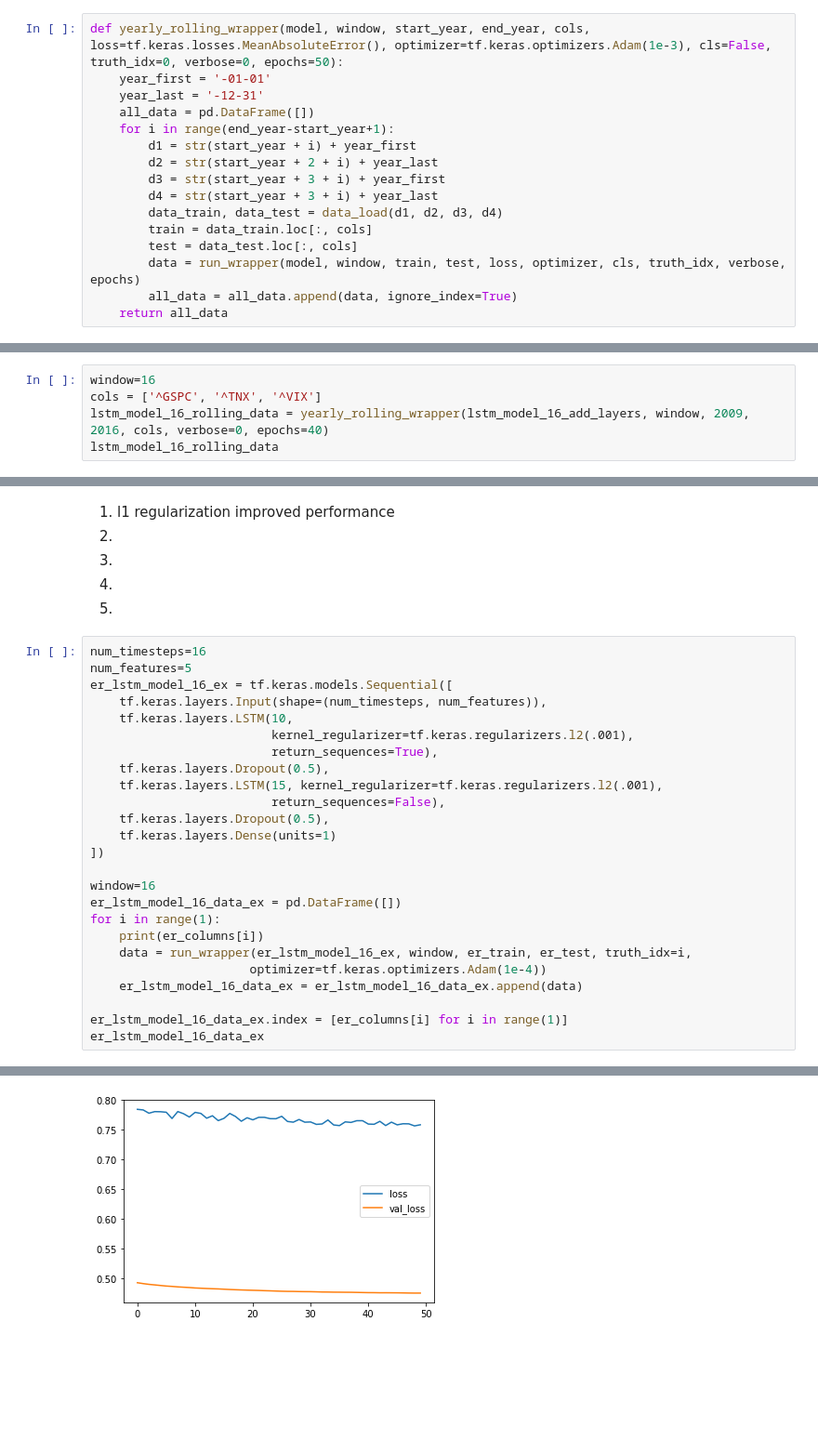
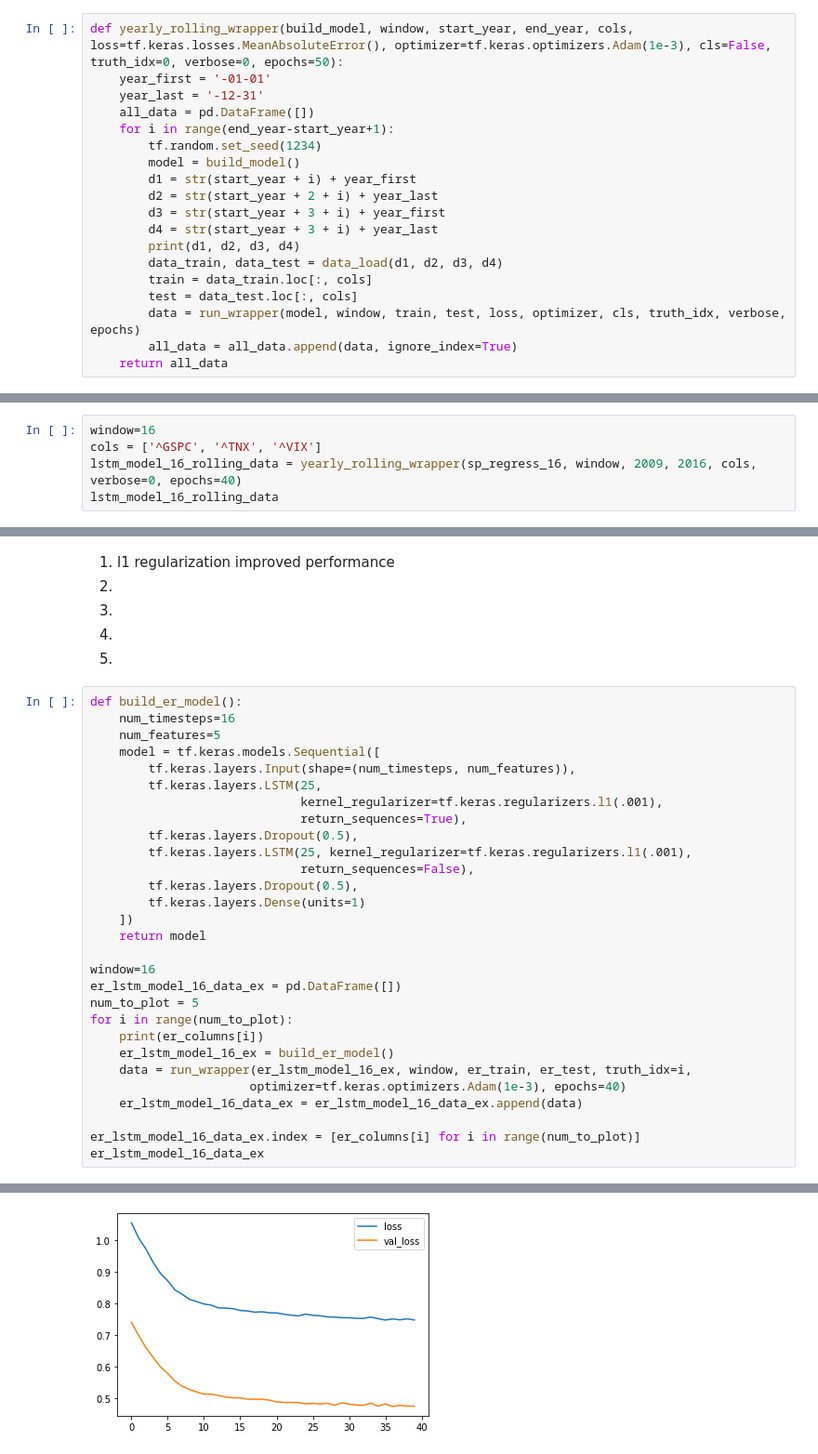
Before and after one commit to navin9292/Google_Wavenet-_Model, a Jupyter notebook: LSTM.ipynb, the cells around one changed output, grey strips where cells are left out. Shown at 93% size. Drawn from its saved outputs; the diff is of its cells as text; blank space fills up the shorter version.

```diff
--- a/LSTM.ipynb
+++ b/LSTM.ipynb
@@ -168,15 +102,18 @@ def run_wrapper(model, window, train, test, loss=tf.keras.losses.MeanAbsoluteErr
     data = evaluate_model(model, hist, *train, *val, acc=cls)
     return data
 # %%
-def yearly_rolling_wrapper(model, window, start_year, end_year, cols, loss=tf.keras.losses.MeanAbsoluteError(), optimizer=tf.keras.optimizers.Adam(1e-3), cls=False, truth_idx=0, verbose=0, epochs=50):
+def yearly_rolling_wrapper(build_model, window, start_year, end_year, cols, loss=tf.keras.losses.MeanAbsoluteError(), optimizer=tf.keras.optimizers.Adam(1e-3), cls=False, truth_idx=0, verbose=0, epochs=50):
     year_first = '-01-01'
     year_last = '-12-31'
     all_data = pd.DataFrame([])
     for i in range(end_year-start_year+1):
+        tf.random.set_seed(1234)
+        model = build_model()
         d1 = str(start_year + i) + year_first
         d2 = str(start_year + 2 + i) + year_last
         d3 = str(start_year + 3 + i) + year_first
         d4 = str(start_year + 3 + i) + year_last
+        print(d1, d2, d3, d4)
         data_train, data_test = data_load(d1, d2, d3, d4)
         train = data_train.loc[:, cols]
         test = data_test.loc[:, cols]
@@ -551,6 +485,6 @@ Overall, it seems like this is as much information as can be captured in the dat
 # %%
 window=16
 cols = ['^GSPC', '^TNX', '^VIX']
-lstm_model_16_rolling_data = yearly_rolling_wrapper(lstm_model_16_add_layers, window, 2009, 2016, cols, verbose=0, epochs=40)
+lstm_model_16_rolling_data = yearly_rolling_wrapper(sp_regress_16, window, 2009, 2016, cols, verbose=0, epochs=40)
 lstm_model_16_rolling_data
 # %% [output]
@@ -754,31 +693,35 @@ class_lstm_model_16_rolling_data.round(3)
 4.
 5.
 # %%
-num_timesteps=16
-num_features=5
-er_lstm_model_16_ex = tf.keras.models.Sequential([
-    tf.keras.layers.Input(shape=(num_timesteps, num_features)),
-    tf.keras.layers.LSTM(10,
-                         kernel_regularizer=tf.keras.regularizers.l2(.001),
-                         return_sequences=True),
-    tf.keras.layers.Dropout(0.5),
-    tf.keras.layers.LSTM(15, kernel_regularizer=tf.keras.regularizers.l2(.001),
-                         return_sequences=False),
-    tf.keras.layers.Dropout(0.5),
-    tf.keras.layers.Dense(units=1)
-])
+def build_er_model():
+    num_timesteps=16
+    num_features=5
+    model = tf.keras.models.Sequential([
+        tf.keras.layers.Input(shape=(num_timesteps, num_features)),
+        tf.keras.layers.LSTM(25,
+                             kernel_regularizer=tf.keras.regularizers.l1(.001),
+                             return_sequences=True),
+        tf.keras.layers.Dropout(0.5),
+        tf.keras.layers.LSTM(25, kernel_regularizer=tf.keras.regularizers.l1(.001),
+                             return_sequences=False),
+        tf.keras.layers.Dropout(0.5),
+        tf.keras.layers.Dense(units=1)
+    ])
+    return model
 
 window=16
 er_lstm_model_16_data_ex = pd.DataFrame([])
-for i in range(1):
+num_to_plot = 5
+for i in range(num_to_plot):
     print(er_columns[i])
+    er_lstm_model_16_ex = build_er_model()
     data = run_wrapper(er_lstm_model_16_ex, window, er_train, er_test, truth_idx=i,
-                      optimizer=tf.keras.optimizers.Adam(1e-4))
+                      optimizer=tf.keras.optimizers.Adam(1e-3), epochs=40)
     er_lstm_model_16_data_ex = er_lstm_model_16_data_ex.append(data)
 
-er_lstm_model_16_data_ex.index = [er_columns[i] for i in range(1)]
+er_lstm_model_16_data_ex.index = [er_columns[i] for i in range(num_to_plot)]
 er_lstm_model_16_data_ex
 # %% [output]
 EURGBP=X
 <Figure size 432x288 with 0 Axes>
-[figure, old version]
+[figure, new version]
```
Also changed, not shown: parts of 20 cells of this notebook.
